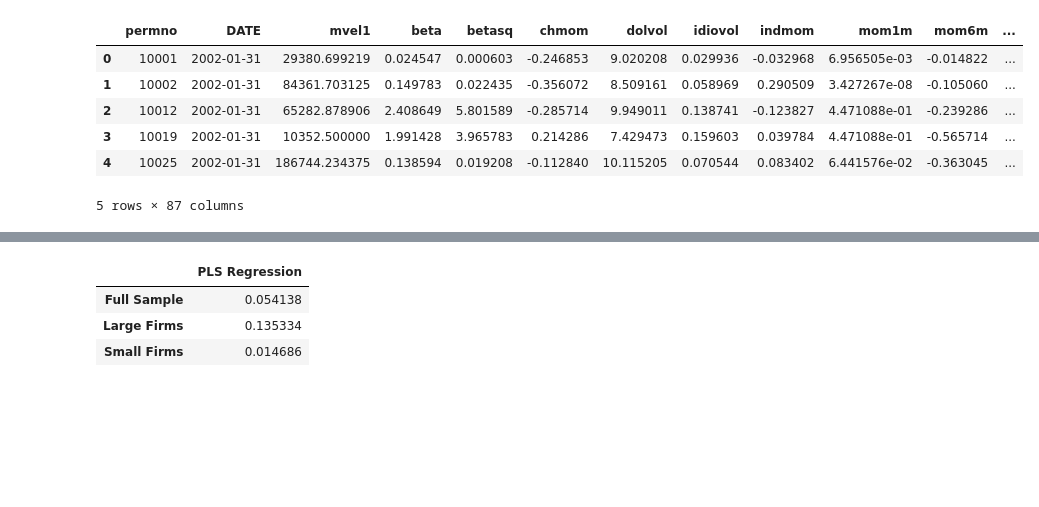
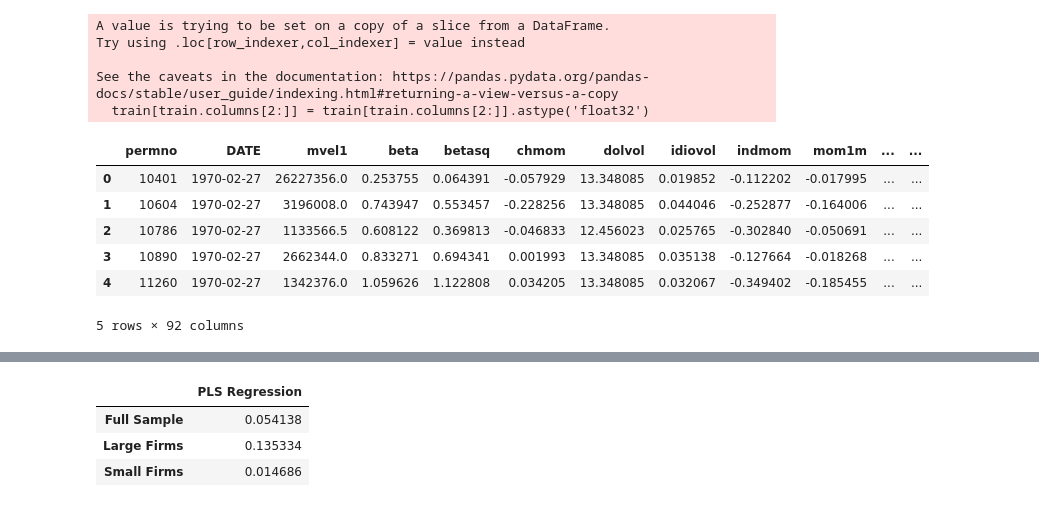
Before and after one commit to KidQuant/Taming-The-Factor-Zoo, a Jupyter notebook: 4.5_PLS.ipynb, the cells around one changed output, grey strips where cells are left out. Drawn from its saved outputs; the diff is of its cells as text; code cells hidden in the pictures; blank space fills up the shorter version.

```diff
--- a/4.5_PLS.ipynb
+++ b/4.5_PLS.ipynb
@@ -14,7 +14,3 @@ from
 
 pd.set_option('display.max_rows', None)
 # more
-# %%
-df = pd.read_csv('factors_2002.csv', parse_dates=['DATE'])
-# df = pd.read_csv('data/features_subset.csv', parse_dates=['DATE'])
-# df = pd.read_csv('factors_1900.csv', parse_dates=['DATE'])
@@ -20,0 +19,8 @@ df = pd.read_csv('factors_2002.csv', parse_dates=['DATE'])
+# %%
+
+# with open('data/features_1965.pkl', 'wb') as f:
+#     pickle.dump(df, f)
+
+with open('data/features_1965.pkl', 'rb') as f:
+    df = pickle.load(f)
+    print(df.head())
@@ -21,13 +45,21 @@ df = pd.read_csv('factors_2002.csv', parse_dates=['DATE'])
+# %%
+train = df.loc[df["DATE"].dt.year<2014 ]
+test = df.loc[df['DATE'].dt.year>=2015]
 # %%
 #Sort observations by date and stock id
-df[df.columns[2:]] = df[df.columns[2:]].astype('float32')
-df = df.sort_values(by = ['DATE', 'permno'], ascending = True)
-df.head()
+train[train.columns[2:]] = train[train.columns[2:]].astype('float32')
+train = train.sort_values(by = ['DATE', 'permno'], ascending = True)
+train.head()
 # %% [output]
+A value is trying to be set on a copy of a slice from a DataFrame.
+Try using .loc[row_indexer,col_indexer] = value instead
+
+See the caveats in the documentation: https://pandas.pydata.org/pandas-docs/stable/user_guide/indexing.html#returning-a-view-versus-a-copy
+  train[train.columns[2:]] = train[train.columns[2:]].astype('float32')
-|  | permno | DATE | mvel1 | beta | betasq | chmom | dolvol | idiovol | indmom | mom1m | mom6m | ... |
-| 0 | 10001 | 2002-01-31 | 29380.699219 | 0.024547 | 0.000603 | -0.246853 | 9.020208 | 0.029936 | -0.032968 | 6.956505e-03 | -0.014822 | ... |
-| 1 | 10002 | 2002-01-31 | 84361.703125 | 0.149783 | 0.022435 | -0.356072 | 8.509161 | 0.058969 | 0.290509 | 3.427267e-08 | -0.105060 | ... |
-| 2 | 10012 | 2002-01-31 | 65282.878906 | 2.408649 | 5.801589 | -0.285714 | 9.949011 | 0.138741 | -0.123827 | 4.471088e-01 | -0.239286 | ... |
-| 3 | 10019 | 2002-01-31 | 10352.500000 | 1.991428 | 3.965783 | 0.214286 | 7.429473 | 0.159603 | 0.039784 | 4.471088e-01 | -0.565714 | ... |
-| 4 | 10025 | 2002-01-31 | 186744.234375 | 0.138594 | 0.019208 | -0.112840 | 10.115205 | 0.070544 | 0.083402 | 6.441576e-02 | -0.363045 | ... |
+|  | permno | DATE | mvel1 | beta | betasq | chmom | dolvol | idiovol | indmom | mom1m | ... | ... |
+| 0 | 10401 | 1970-02-27 | 26227356.0 | 0.253755 | 0.064391 | -0.057929 | 13.348085 | 0.019852 | -0.112202 | -0.017995 | ... | ... |
+| 1 | 10604 | 1970-02-27 | 3196008.0 | 0.743947 | 0.553457 | -0.228256 | 13.348085 | 0.044046 | -0.252877 | -0.164006 | ... | ... |
+| 2 | 10786 | 1970-02-27 | 1133566.5 | 0.608122 | 0.369813 | -0.046833 | 12.456023 | 0.025765 | -0.302840 | -0.050691 | ... | ... |
+| 3 | 10890 | 1970-02-27 | 2662344.0 | 0.833271 | 0.694341 | 0.001993 | 13.348085 | 0.035138 | -0.127664 | -0.018268 | ... | ... |
+| 4 | 11260 | 1970-02-27 | 1342376.0 | 1.059626 | 1.122808 | 0.034205 | 13.348085 | 0.032067 | -0.349402 | -0.185455 | ... | ... |
-5 rows × 87 columns
+5 rows × 92 columns
```
Also changed, not shown: parts of 9 cells of this notebook, 4 other files.
